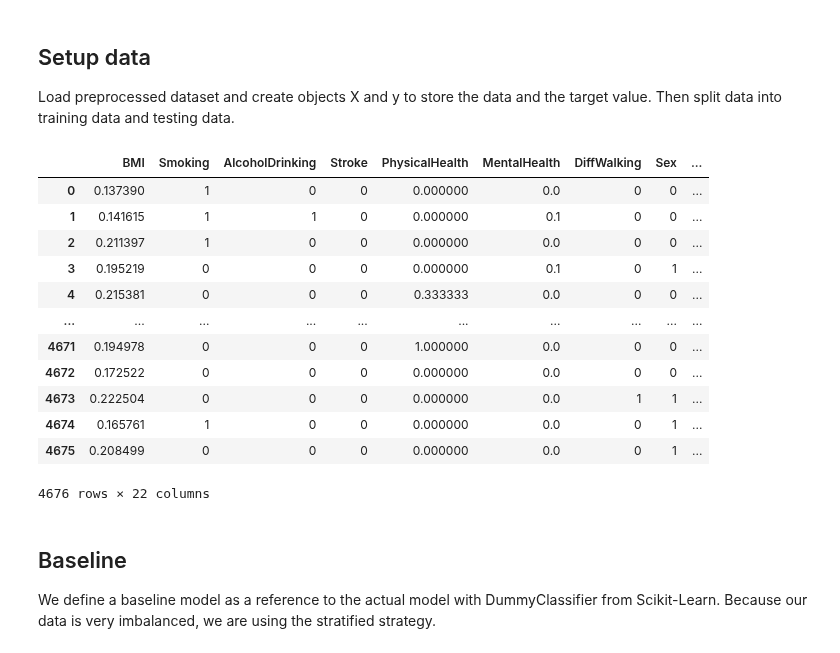
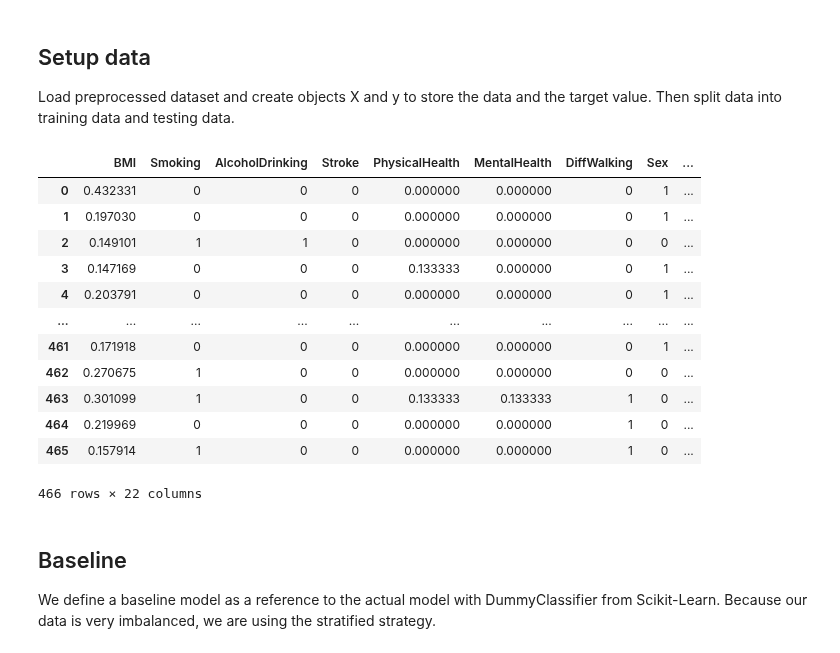
Before and after one commit to BenediktLueth/heartheroes, a Jupyter notebook: model_training.ipynb, the cells around one changed output. Saved outputs shown, nothing was run; the diff lists cells and outputs as text; code cells hidden in the pictures.

```diff
--- a/model_training.ipynb
+++ b/model_training.ipynb
@@ -217,32 +210,32 @@ Load preprocessed dataset and create objects X and y to store the data and the t
 # %%
 # Load dataset
 heart_dataset = pd.read_csv('./heart_dataset_preprocessed.csv')
 
 # Split and reduce dataset (reduction only for test purposes)
 X = heart_dataset.drop(columns='HeartDisease')
 y = heart_dataset['HeartDisease']
-X_train, _, y_train, _ = train_test_split(X, y, test_size = 0.99, random_state = 42, stratify=y)
+X_train, _, y_train, _ = train_test_split(X, y, test_size = 0.999, random_state = 42, stratify=y)
 X_train, X_test, y_train, y_test = train_test_split(X_train, y_train, test_size = 0.20, random_state = 42, stratify=y_train)
 
 # Balance training data
 X_train, y_train = RandomOverSampler().fit_resample(X_train, y_train)
 
 data_dict = {"X_train": X_train, "X_test": X_test, "y_train": y_train, "y_test": y_test}
 X_train
 # %% [output]
 |  | BMI | Smoking | AlcoholDrinking | Stroke | PhysicalHealth | MentalHealth | DiffWalking | Sex | ... |
-| 0 | 0.137390 | 1 | 0 | 0 | 0.000000 | 0.0 | 0 | 0 | ... |
-| 1 | 0.141615 | 1 | 1 | 0 | 0.000000 | 0.1 | 0 | 0 | ... |
-| 2 | 0.211397 | 1 | 0 | 0 | 0.000000 | 0.0 | 0 | 0 | ... |
-| 3 | 0.195219 | 0 | 0 | 0 | 0.000000 | 0.1 | 0 | 1 | ... |
-| 4 | 0.215381 | 0 | 0 | 0 | 0.333333 | 0.0 | 0 | 0 | ... |
+| 0 | 0.432331 | 0 | 0 | 0 | 0.000000 | 0.000000 | 0 | 1 | ... |
+| 1 | 0.197030 | 0 | 0 | 0 | 0.000000 | 0.000000 | 0 | 1 | ... |
+| 2 | 0.149101 | 1 | 1 | 0 | 0.000000 | 0.000000 | 0 | 0 | ... |
+| 3 | 0.147169 | 0 | 0 | 0 | 0.133333 | 0.000000 | 0 | 1 | ... |
+| 4 | 0.203791 | 0 | 0 | 0 | 0.000000 | 0.000000 | 0 | 1 | ... |
 | ... | ... | ... | ... | ... | ... | ... | ... | ... | ... |
-| 4671 | 0.194978 | 0 | 0 | 0 | 1.000000 | 0.0 | 0 | 0 | ... |
-| 4672 | 0.172522 | 0 | 0 | 0 | 0.000000 | 0.0 | 0 | 0 | ... |
-| 4673 | 0.222504 | 0 | 0 | 0 | 0.000000 | 0.0 | 1 | 1 | ... |
-| 4674 | 0.165761 | 1 | 0 | 0 | 0.000000 | 0.0 | 0 | 1 | ... |
-| 4675 | 0.208499 | 0 | 0 | 0 | 0.000000 | 0.0 | 0 | 1 | ... |
+| 461 | 0.171918 | 0 | 0 | 0 | 0.000000 | 0.000000 | 0 | 1 | ... |
+| 462 | 0.270675 | 1 | 0 | 0 | 0.000000 | 0.000000 | 0 | 0 | ... |
+| 463 | 0.301099 | 1 | 0 | 0 | 0.133333 | 0.133333 | 1 | 0 | ... |
+| 464 | 0.219969 | 0 | 0 | 0 | 0.000000 | 0.000000 | 1 | 0 | ... |
+| 465 | 0.157914 | 1 | 0 | 0 | 0.000000 | 0.000000 | 1 | 0 | ... |
-4676 rows × 22 columns
+466 rows × 22 columns
 # %% [markdown]
 ## Baseline
 
```
Also changed, not shown: parts of 6 cells of this notebook.
